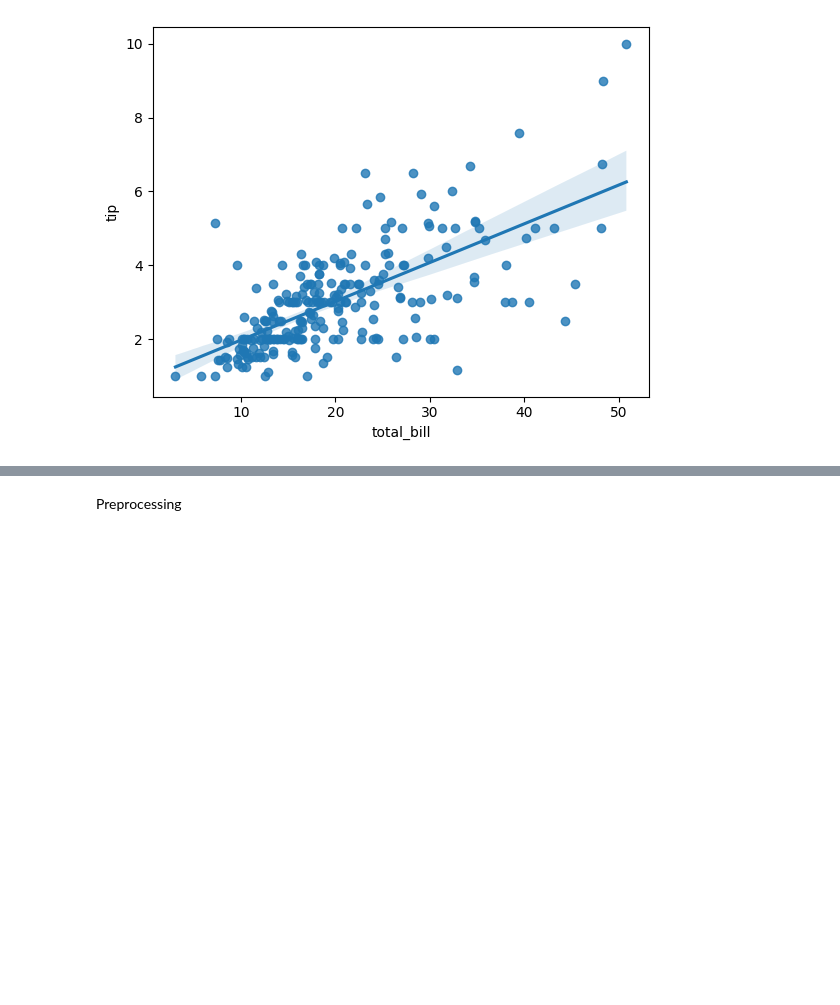
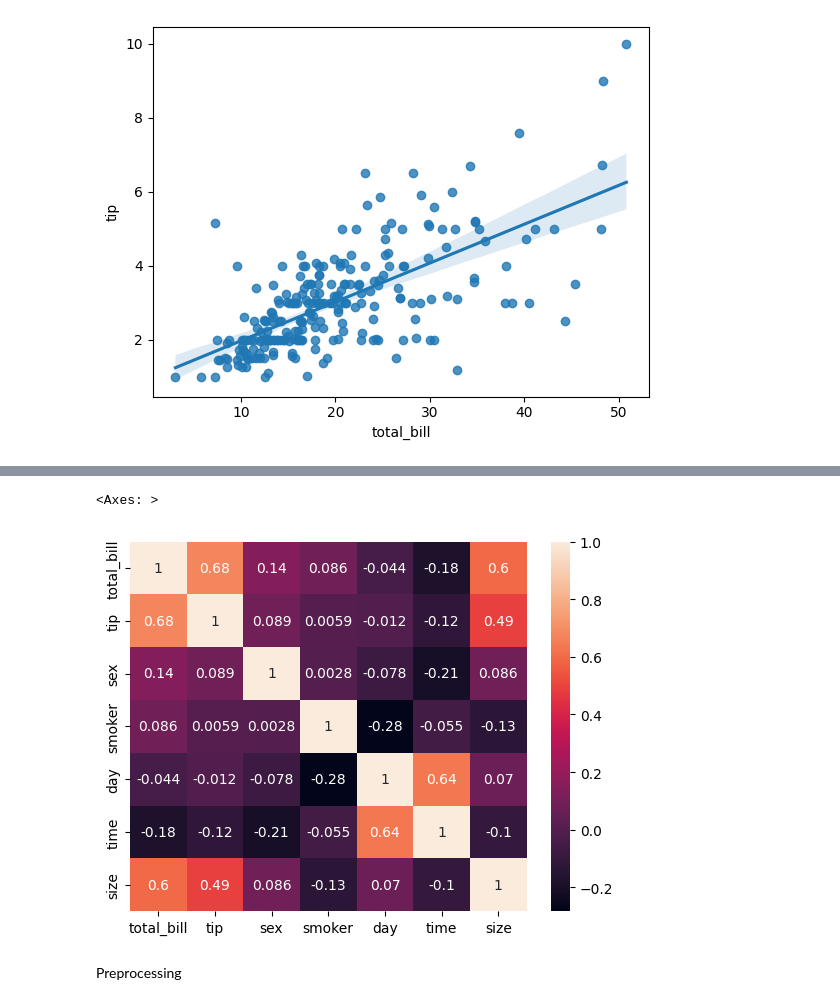
Before and after one commit to Aamer2005/Machine-Learning-Models, a Jupyter notebook: Tips_Dataset/tips_dataset_DA.ipynb, the cells around one changed output, grey strips where cells are left out. Saved outputs shown, nothing was run; the diff lists cells and outputs as text; code cells hidden in the pictures; blank space fills up the shorter version.

```diff
--- a/Tips_Dataset/tips_dataset_DA.ipynb
+++ b/Tips_Dataset/tips_dataset_DA.ipynb
@@ -169,3 +159,9 @@ sns.regplot(data=dataset,x=dataset.total_bill,y=dataset["tip"])
+# %%
+correlation = dataset.corr()
+sns.heatmap(correlation,annot=True)
+# %% [output]
+<Axes: >
+[figure, added]
 # %% [markdown]
 Preprocessing
 # %%
```
Also changed, not shown: parts of 6 cells of this notebook.
